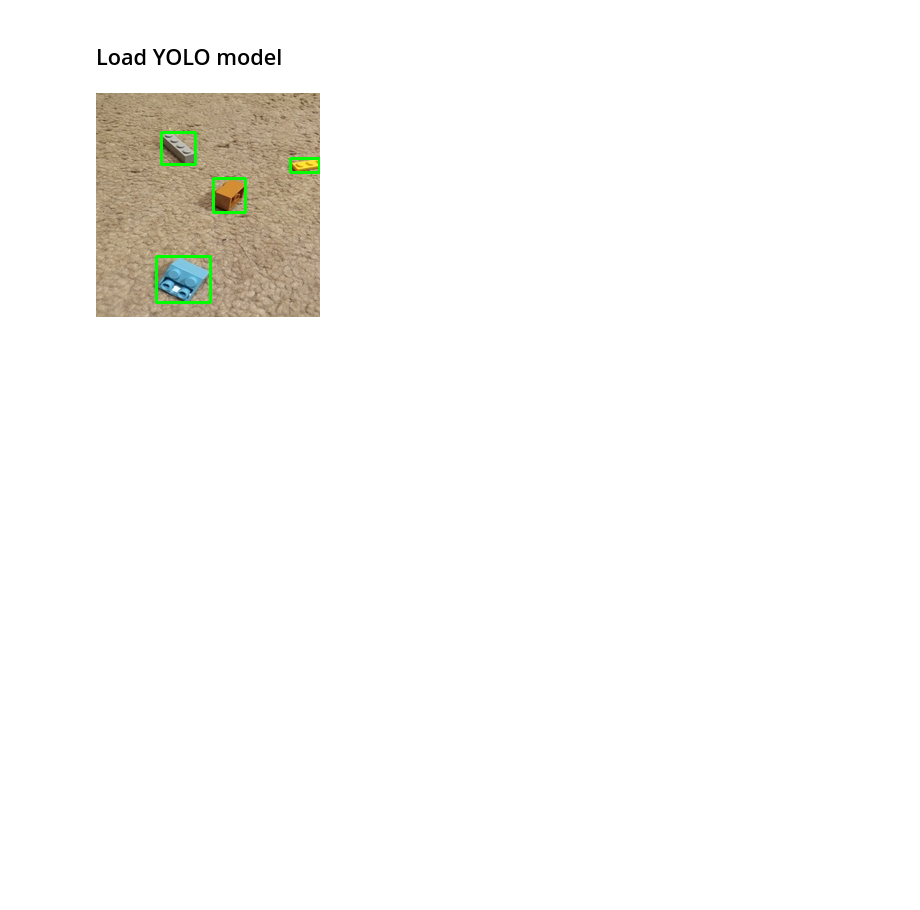
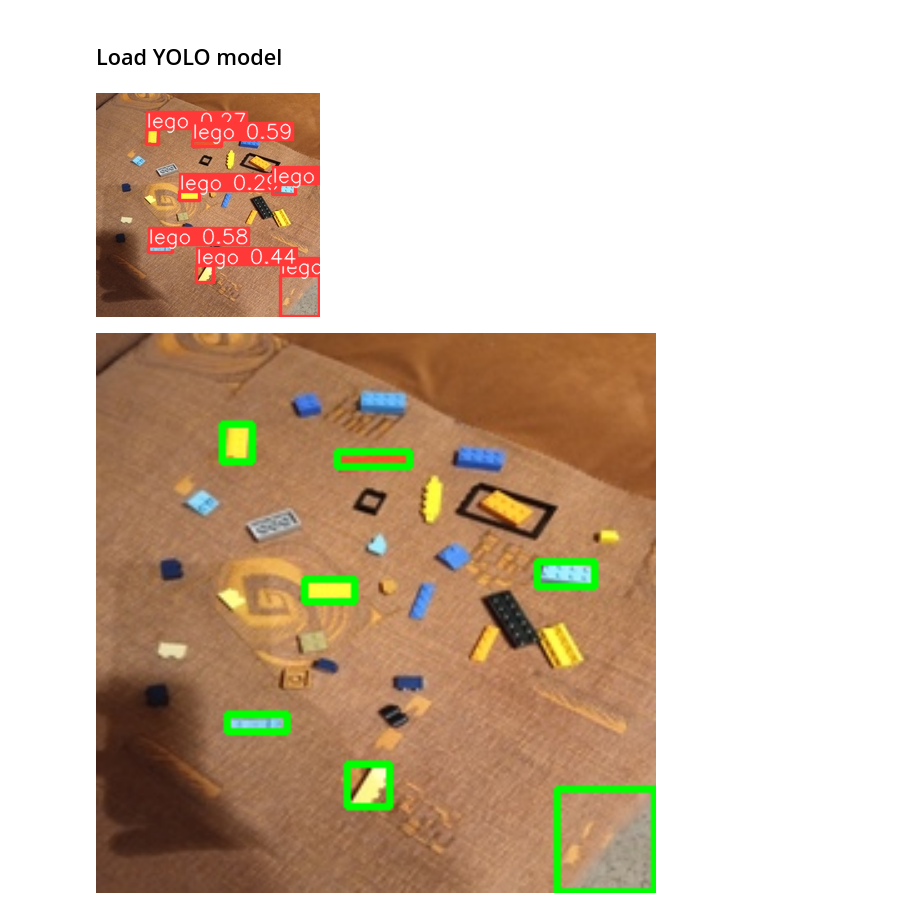
Before and after one commit to Johnny-droid/Lego-Image-Detector, a Jupyter notebook: p2/task3.ipynb, the cells around one changed output. Saved outputs shown, nothing was run; the diff lists cells and outputs as text; code cells hidden in the pictures; blank space fills up the shorter version.

```diff
--- a/p2/task3.ipynb
+++ b/p2/task3.ipynb
@@ -63,6 +69,7 @@ def get_file_names(directory):
 def run_yolo(yolo, image_url, conf=0.25, iou=0.7):
     results = yolo(image_url, conf=conf, iou=iou, verbose=False)
     img = cv2.cvtColor(results[0].plot()[:, :, [2,1,0]], cv2.COLOR_BGR2RGB)
+    render(img)
     bounding_boxes = results[0].boxes.xyxy.tolist()
     return bounding_boxes
 
@@ -136,15 +143,20 @@ except FileExistsError:
 # %% [markdown]
 ## Load YOLO model
 # %%
-test_image = 'datasets/images/valid/4_1.jpg'
-yolo = YOLO('yolov8s.pt')
+name = '32_3.jpg'
+test_image = 'data/imgs/' + name
+
+# Initialize YOLO with the loaded configuration
+yolo = YOLO('runs/detect/train/weights/best.pt')
 
 bbs = run_yolo(yolo, test_image)
-img = loadImage('4_1.jpg')
+img = loadImage(name)
 img_bb = drawBB(img, bbs)
+img_bb = cv2.resize(img_bb, (0, 0), fx=3, fy=3)
 render(img_bb)
 # %% [output]
-[figure, old version]
+[figure, new version]
+[figure, added]
 # %%
 bb_imgs = getBBImages(img, bbs)
 masks = []
```
Also changed, not shown: parts of 2 cells of this notebook, 2 other files.
